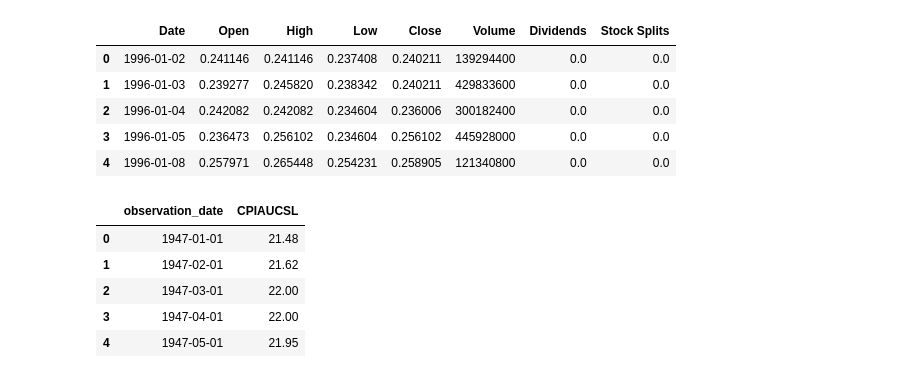
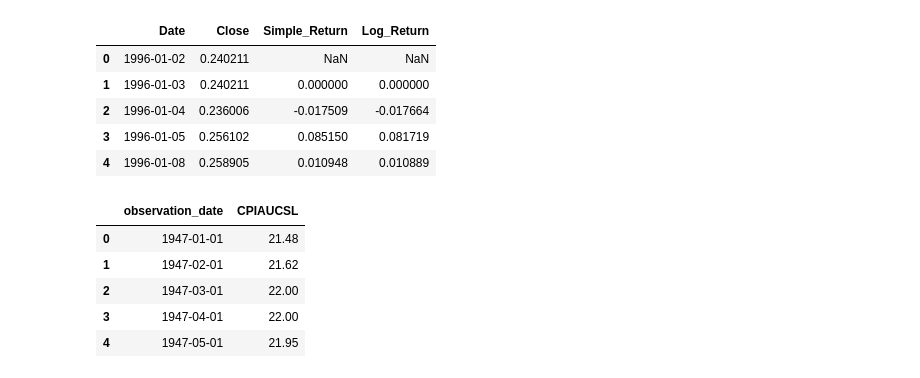
Before and after one commit to FullStackAnalyst/SM-ML-DL-FL, a Jupyter notebook: Experiment/Finance Notebooks/YF.ipynb, the cells around one changed output. Cells and saved outputs as stored; diff of their text form; code cells hidden in the pictures.

```diff
--- a/Experiment/Finance Notebooks/YF.ipynb
+++ b/Experiment/Finance Notebooks/YF.ipynb
@@ -10,17 +13,18 @@ sns.set_theme(
     rc={"figure.dpi": 150},
 )
 # %%
-import yfinance as yf
-
 data = yf.Ticker("AAPL").history(start="1996-01-01", end="2026-10-27")
 data.index = data.index.tz_localize(None)
 data = data.reset_index()
-data.head()
+
+data["Simple_Return"] = data["Close"].pct_change()
+data["Log_Return"] = np.log(data["Close"] / data["Close"].shift(1))
+data[["Date", "Close", "Simple_Return", "Log_Return"]].head()
 # %% [output]
-|  | Date | Open | High | Low | Close | Volume | Dividends | Stock Splits |
-| 0 | 1996-01-02 | 0.241146 | 0.241146 | 0.237408 | 0.240211 | 139294400 | 0.0 | 0.0 |
-| 1 | 1996-01-03 | 0.239277 | 0.245820 | 0.238342 | 0.240211 | 429833600 | 0.0 | 0.0 |
-| 2 | 1996-01-04 | 0.242082 | 0.242082 | 0.234604 | 0.236006 | 300182400 | 0.0 | 0.0 |
-| 3 | 1996-01-05 | 0.236473 | 0.256102 | 0.234604 | 0.256102 | 445928000 | 0.0 | 0.0 |
-| 4 | 1996-01-08 | 0.257971 | 0.265448 | 0.254231 | 0.258905 | 121340800 | 0.0 | 0.0 |
+|  | Date | Close | Simple_Return | Log_Return |
+| 0 | 1996-01-02 | 0.240211 | NaN | NaN |
+| 1 | 1996-01-03 | 0.240211 | 0.000000 | 0.000000 |
+| 2 | 1996-01-04 | 0.236006 | -0.017509 | -0.017664 |
+| 3 | 1996-01-05 | 0.256102 | 0.085150 | 0.081719 |
+| 4 | 1996-01-08 | 0.258905 | 0.010948 | 0.010889 |
 # %%
```
Also changed, not shown: parts of 7 cells of this notebook, 1 other file.
